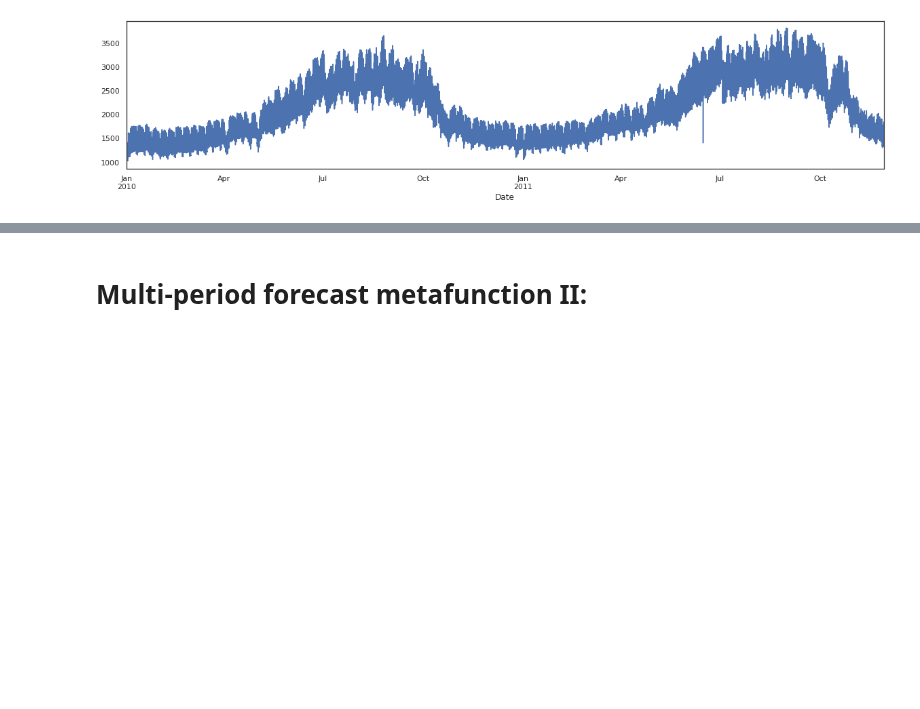
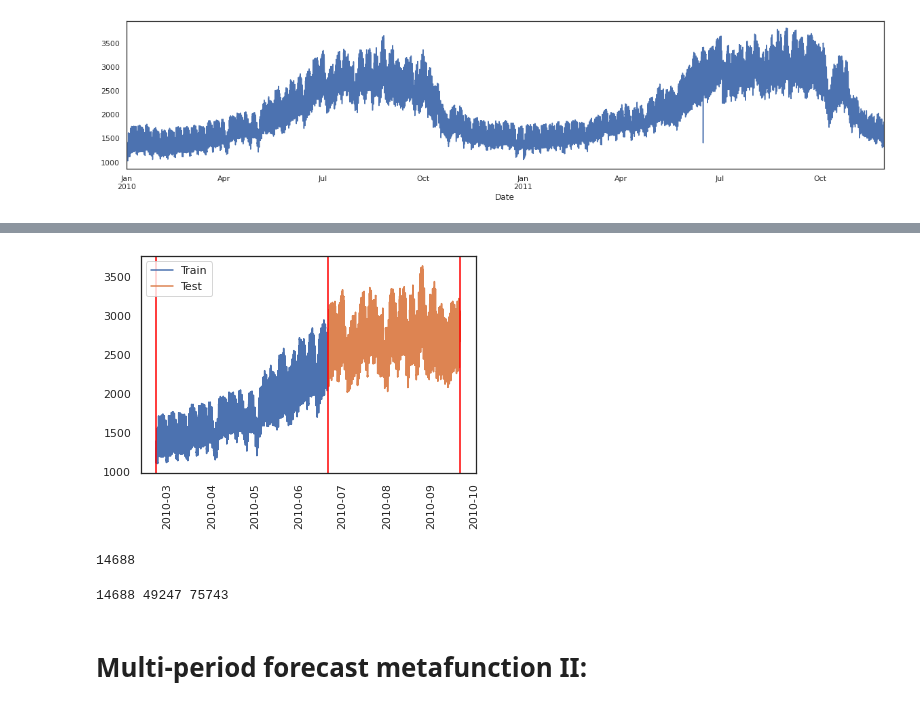
Before and after one commit to urieliram/analog, a Jupyter notebook: sandbox.ipynb, the cells around one changed output, grey strips where cells are left out. Saved outputs shown, nothing was run; the diff lists cells and outputs as text; code cells hidden in the pictures; blank space fills up the shorter version.

```diff
--- a/sandbox.ipynb
+++ b/sandbox.ipynb
@@ -683,0 +692,7 @@ TypeError: ignored
+# %%
+# Data selection for season; i.e. summer
+indices = df_serie4_summer.date - pd.DateOffset(months=4) # select indices
+df_serie4_summer_data = df_serie4[
+  (df_serie4.date >= indices.values[0]) & (df_serie4.index < df_serie4_summer.index[0])
+]
+df_serie4_summer_data # train
@@ -683,0 +713,21 @@ TypeError: ignored
+# %%
+t0 = df_serie4_summer_data.iloc[0] # initial time
+tt = df_serie4_summer_data.iloc[-1] # time to
+tf = df_serie4_summer.iloc[-1] # final time
+# %%
+plt.figure()
+plt.plot(df_serie4_summer_data.date, df_serie4_summer_data.value, label = 'Train')
+plt.plot(df_serie4_summer.date, df_serie4_summer.value, label = 'Test')
+plt.xticks(rotation = 90)
+plt.axvline(x = t0.date, c = 'red')
+plt.axvline(x = tt.date, c = 'red')
+plt.axvline(x = tf.date, c = 'red')
+plt.legend()
+plt.show()
+# %% [output]
+[figure, added]
+# %%
+# Access index of t0, etc ╰（‵□′）╯
+t0.name
+# %% [output]
+14688
@@ -684,3 +772,9 @@ TypeError: ignored
+# %%
+t0, tt, tf = train_test_season(df_serie4, d0 = '2010-06-21', df = '2010-09-21', do = 4, verbose = False)
+#print(t0, tt, tf)
+print(t0.name, tt.name, tf.name) # indices
+# %% [output]
+14688 49247 75743
 # %% [markdown]
 # Multi-period forecast metafunction **II**:
 # %% [markdown]
```
Also changed, not shown: parts of 18 cells of this notebook.
